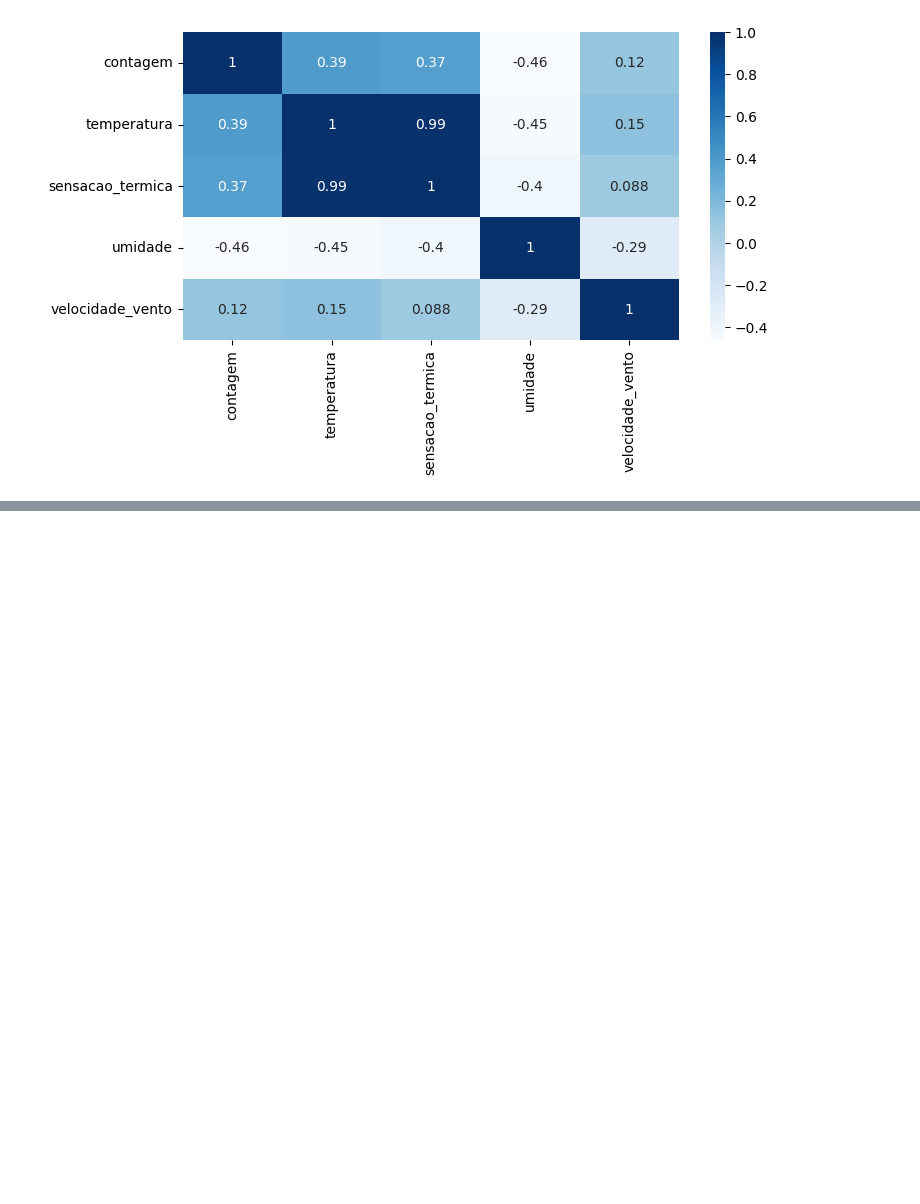
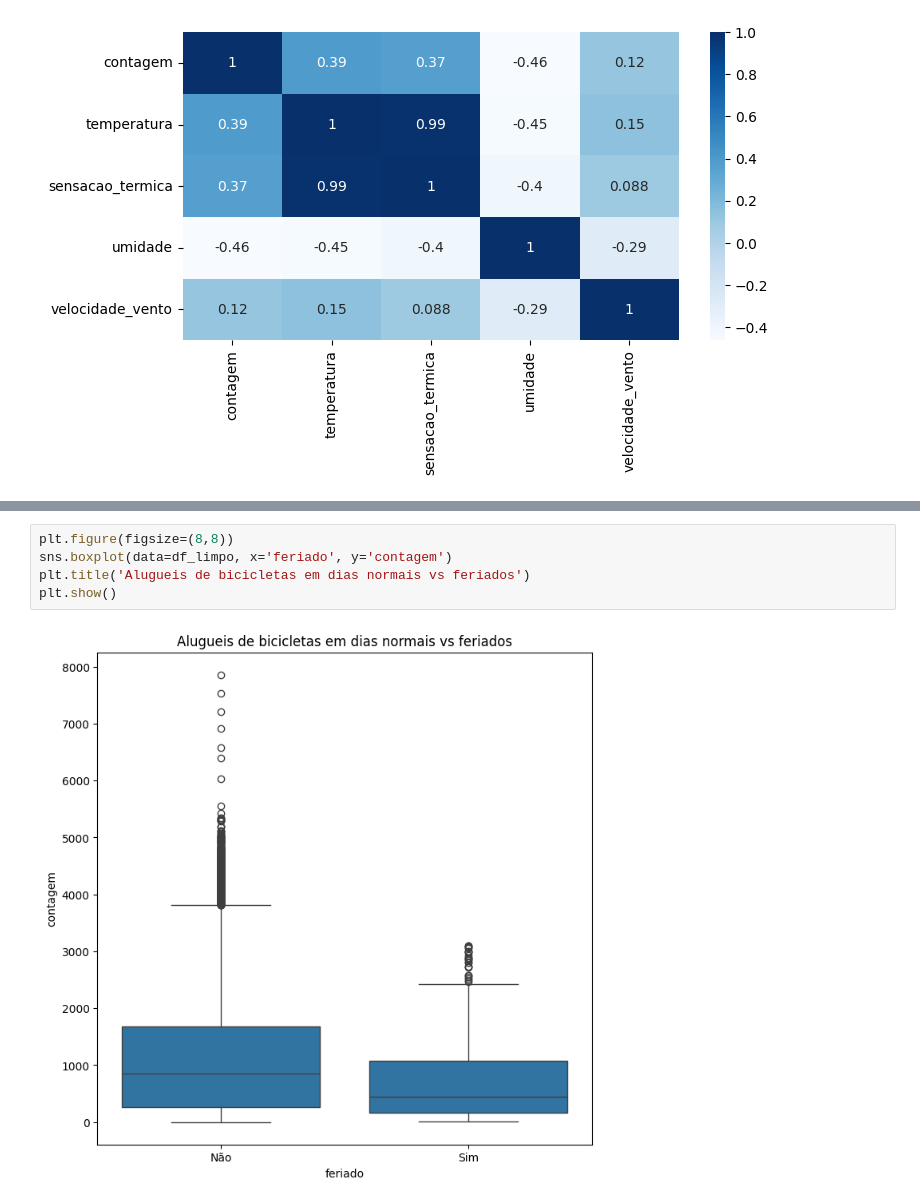
Before and after one commit to lukaswyllis/formacao-data-science, a Jupyter notebook: Curso 5 - Data Science - Analisando e prevendo séries temporais.ipynb, the cells around one changed output, grey strips where cells are left out. Drawn from its saved outputs; the diff is of its cells as text; blank space fills up the shorter version.

```diff
--- a/Curso 5 - Data Science - Analisando e prevendo séries temporais.ipynb
+++ b/Curso 5 - Data Science - Analisando e prevendo séries temporais.ipynb
@@ -170,0 +203,7 @@ plt.show()
+# %%
+plt.figure(figsize=(8,8))
+sns.boxplot(data=df_limpo, x='feriado', y='contagem')
+plt.title('Alugueis de bicicletas em dias normais vs feriados')
+plt.show()
+# %% [output]
+[figure, added]
```
Also changed, not shown: parts of 15 cells of this notebook.
